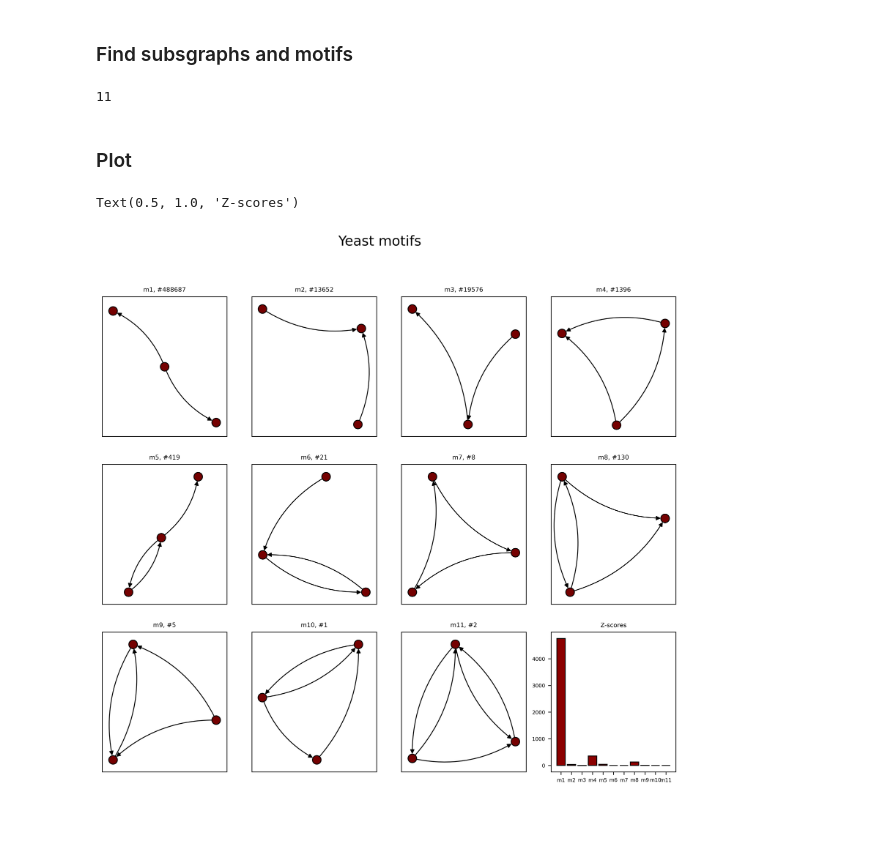
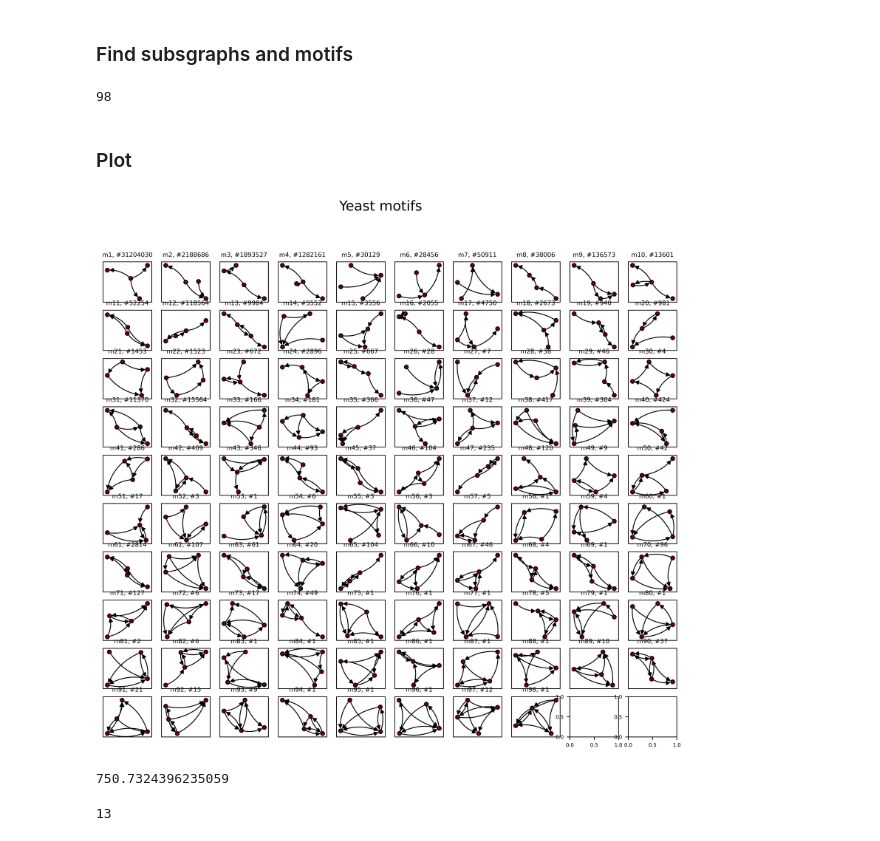
Before and after one commit to gioffo/lfn_project, a Jupyter notebook: test_plots.ipynb, the cells around one changed output. Cells and saved outputs as stored; diff of their text form; code cells hidden in the pictures.

```diff
--- a/test_plots.ipynb
+++ b/test_plots.ipynb
@@ -5,3 +5,7 @@ import matplotlib.pyplot as plt
 import math
 # %%
 %matplotlib inline
+# %%
+def qt_draw(g,axis_pos):
+    pos = nx.spring_layout(g)
+    nx.draw_networkx(G=g, pos=pos,node_size=20, ax=axis_pos, with_labels=False,connectionstyle="arc3,rad=0.2",node_color="#750101",edgecolors="#000000")
@@ -25,11 +36,15 @@ for a_graph in [no_self_yeast_g,no_self_ecoli_g,no_self_mouse_g,no_self_fbego_g,
     gt.remove_self_loops(a_graph)
 # %% [markdown]
 ### Find subsgraphs and motifs
+# %%
+yeast_g = gt.load_graph(file_name="data/yeast8k.graphml")
+no_self_yeast_g = yeast_g
+gt.remove_self_loops(no_self_yeast_g)
 # %%
 subg_size = 3
 graph = no_self_yeast_g
 
-motiflist   = gt.motifs(graph,subg_size,return_maps=True)
+motiflist   = gt.motifs(graph,subg_size)
 # %%
 motifs_nx = list()
 for subg in motiflist[0]:
@@ -38,7 +53,7 @@ for subg in motiflist[0]:
     motifs_nx += [nx.from_edgelist(el,create_using=nx.DiGraph())]
 print(len(motifs_nx))
 # %% [output]
-11
+98
 # %%
 sig_list = gt.motif_significance(graph,subg_size,shuffle_model="erdos")
 # %% [markdown]
@@ -49,29 +61,38 @@ plt.rcParams['figure.dpi'] = 450
-# %%
-def qt_draw(g,axis_pos):
-    pos = nx.spring_layout(g)
-    nx.draw_networkx(G=g, pos=pos,node_size=100, ax=axis_pos, with_labels=False,connectionstyle="arc3,rad=0.2",node_color="#750101",edgecolors="#000000")
 # %%
 n_motifs    = len(motiflist[0])
 base        = math.ceil(math.sqrt(n_motifs))
 height      = math.ceil(n_motifs/base)
 fig, ax     = plt.subplots(height, base, figsize=(12, 10))
 fig.suptitle("Yeast motifs",fontsize=16)
 for i,motif in enumerate(motifs_nx,1):
     try:
         y = ((i-1) % base)
         x = math.floor((i-1)/base)
         ax[x,y].set_title(f"m{i}, #{motiflist[1][i-1]}")
         # gt.graph_draw(motif,mplfig=ax[x,y],nodesfirst=True)
         # nx.draw_networkx(motif,ax=ax[x,y],with_labels=False)
         qt_draw(g=motif,axis_pos=ax[x,y])
     except IndexError:
         print(i,x,y)
-len(sig_list[0])
-n = list()
-for i in range(1,n_motifs+1):
-    n += [f"m{i}"]
-ax[2,3].bar(n,sig_list[1],color="darkred",edgecolor="black",linewidth=1)
-ax[2,3].set_title("Z-scores")
+# len(sig_list[0])
+# n = list()
+# for i in range(1,n_motifs+1):
+#     n += [f"m{i}"]
+# ax[2,3].bar(n,sig_list[1],color="darkred",edgecolor="black",linewidth=1)
+# ax[2,3].set_title("Z-scores")
 # %% [output]
-Text(0.5, 1.0, 'Z-scores')
-[figure, old version]
+[figure, new version]
+# %%
+print(sig_list[1][12])
+# %% [output]
+750.7324396235059
+# %%
+nn_mot = len(sig_list[0])
+sig2 = (list(),list())
+for i,value in enumerate(sig_list[1],0):
+    if value > 500:
+        sig2[0].append( sig_list[0][i])
+        sig2[1].append(sig_list[1][i])
+print(len(sig2[0]))
+# %% [output]
+13
```
Also changed, not shown: parts of 6 cells of this notebook, 2 other files.
